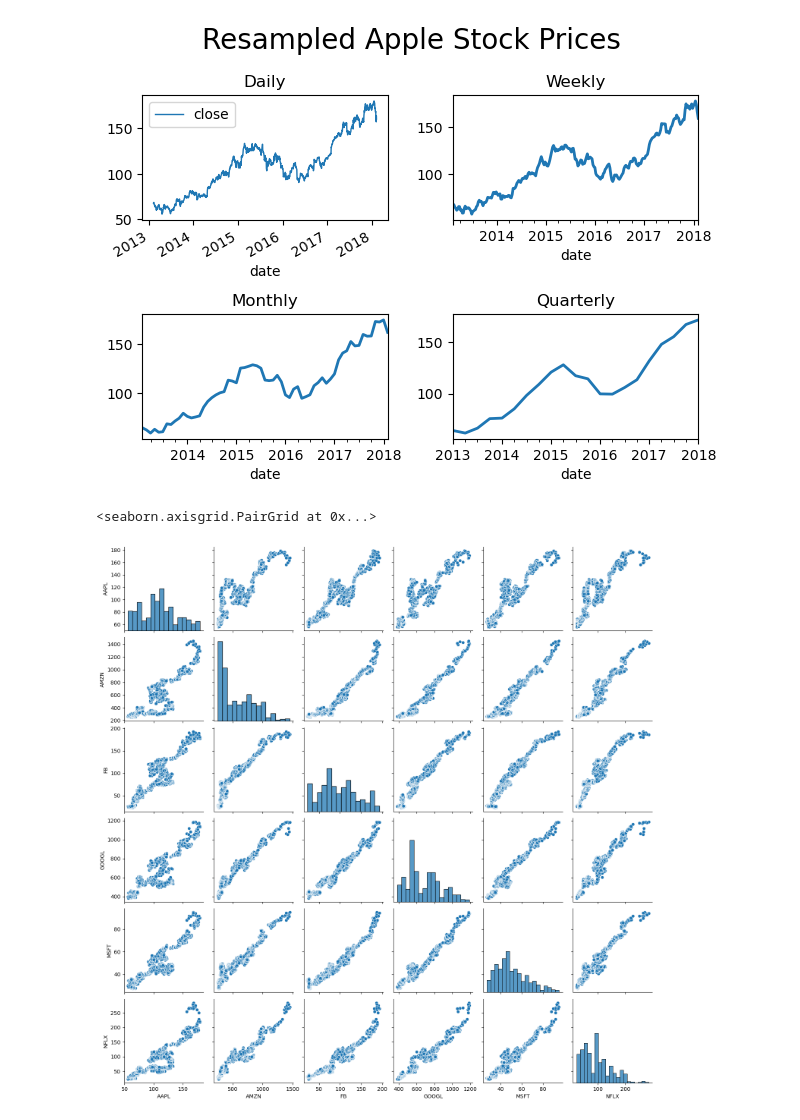
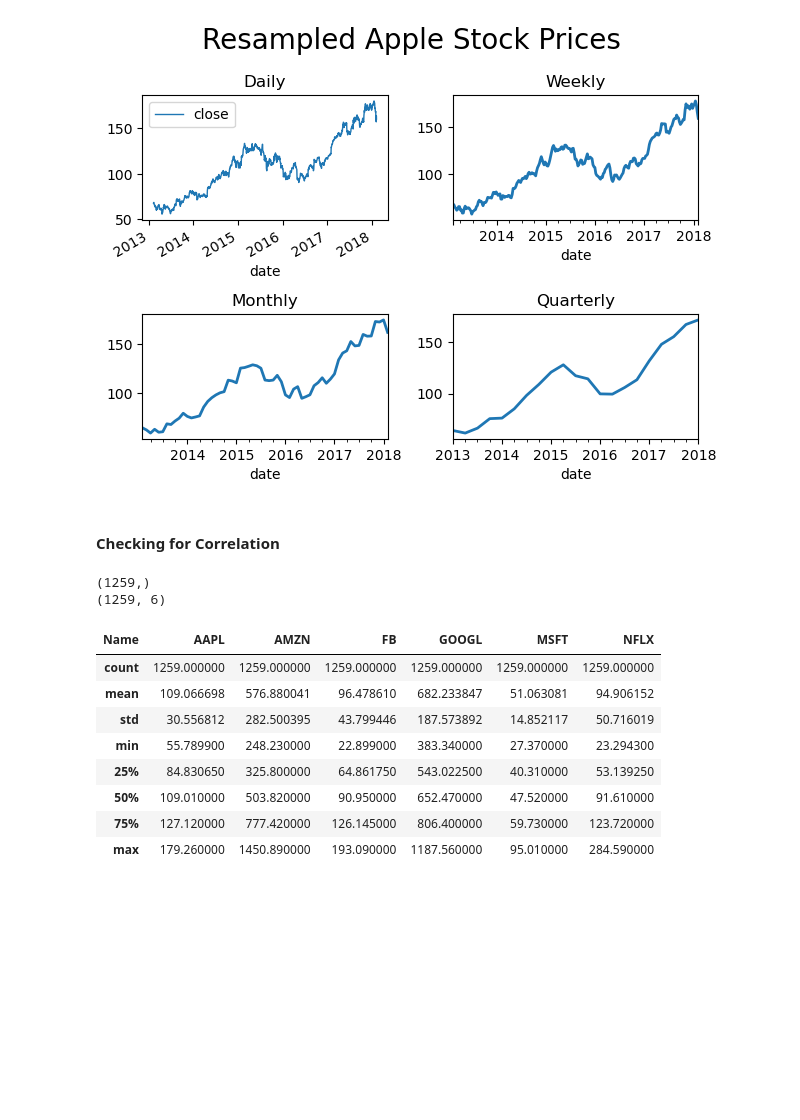
Before and after one commit to Sree790/S-P, a Jupyter notebook: Stock_price_analysis.ipynb, the cells around one changed output. Cells and saved outputs as stored; diff of their text form; code cells hidden in the pictures; blank space fills up the shorter version.

```diff
--- a/Stock_price_analysis.ipynb
+++ b/Stock_price_analysis.ipynb
@@ -149,12 +164,22 @@ apple_data_quarterly.plot(ax=axes[1,1], title='Quarterly', linewidth=2)
 plt.tight_layout()
 # %% [output]
 [figure]
+# %% [markdown]
+#### Checking for Correlation
 # %%
-# Correlation
-
 closing_prices = all_data.pivot(index='date', columns='Name', values='close')
-sns.pairplot(closing_prices)
-# sns.heatmap(closing_prices.corr(), annot=True)
+print(all_data['date'].unique().shape)
+print(closing_prices.shape)
+closing_prices.describe()
 # %% [output]
-<seaborn.axisgrid.PairGrid at 0x...>
+(1259,)
+(1259, 6)
-[figure, removed]
+| Name | AAPL | AMZN | FB | GOOGL | MSFT | NFLX |
+| count | 1259.000000 | 1259.000000 | 1259.000000 | 1259.000000 | 1259.000000 | 1259.000000 |
+| mean | 109.066698 | 576.880041 | 96.478610 | 682.233847 | 51.063081 | 94.906152 |
+| std | 30.556812 | 282.500395 | 43.799446 | 187.573892 | 14.852117 | 50.716019 |
+| min | 55.789900 | 248.230000 | 22.899000 | 383.340000 | 27.370000 | 23.294300 |
+| 25% | 84.830650 | 325.800000 | 64.861750 | 543.022500 | 40.310000 | 53.139250 |
+| 50% | 109.010000 | 503.820000 | 90.950000 | 652.470000 | 47.520000 | 91.610000 |
+| 75% | 127.120000 | 777.420000 | 126.145000 | 806.400000 | 59.730000 | 123.720000 |
+| max | 179.260000 | 1450.890000 | 193.090000 | 1187.560000 | 95.010000 | 284.590000 |
```
Also changed, not shown: parts of 20 cells of this notebook, 1 other file.
